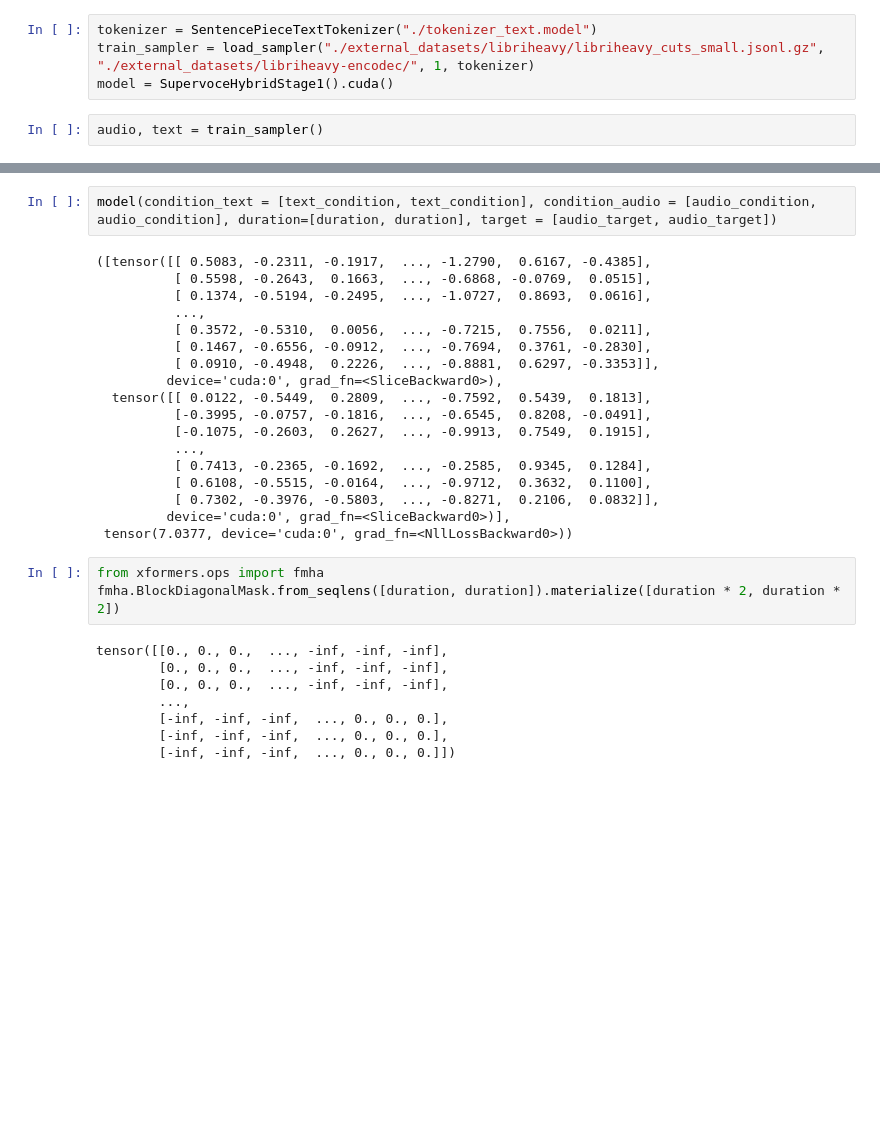
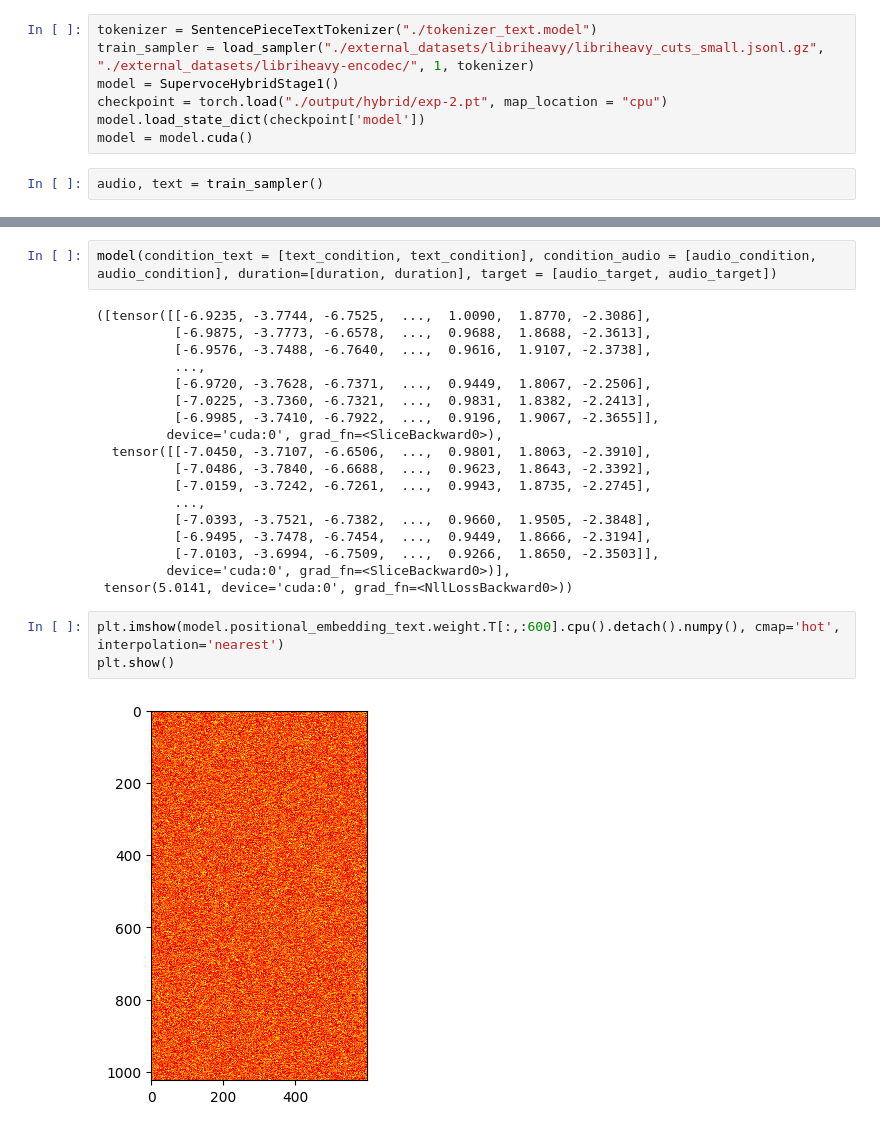
Before and after one commit to ex3ndr/supervoice-hybrid, a Jupyter notebook: welcome.ipynb, the cells around one changed output, grey strips where cells are left out. Cells and saved outputs as stored; diff of their text form; blank space fills up the shorter version.

```diff
--- a/welcome.ipynb
+++ b/welcome.ipynb
@@ -6,7 +7,10 @@ from train.dataset import load_sampler, create_async_loader
 # %%
 tokenizer = SentencePieceTextTokenizer("./tokenizer_text.model")
 train_sampler = load_sampler("./external_datasets/libriheavy/libriheavy_cuts_small.jsonl.gz", "./external_datasets/libriheavy-encodec/", 1, tokenizer)
-model = SupervoceHybridStage1().cuda()
+model = SupervoceHybridStage1()
+checkpoint = torch.load("./output/hybrid/exp-2.pt", map_location = "cpu")
+model.load_state_dict(checkpoint['model'])
+model = model.cuda()
 # %%
 audio, text = train_sampler()
 # %%
@@ -27,31 +31,25 @@ print(duration)
 # %%
 model(condition_text = [text_condition, text_condition], condition_audio = [audio_condition, audio_condition], duration=[duration, duration], target = [audio_target, audio_target])
 # %% [output]
-([tensor([[ 0.5083, -0.2311, -0.1917,  ..., -1.2790,  0.6167, -0.4385],
-          [ 0.5598, -0.2643,  0.1663,  ..., -0.6868, -0.0769,  0.0515],
-          [ 0.1374, -0.5194, -0.2495,  ..., -1.0727,  0.8693,  0.0616],
+([tensor([[-6.9235, -3.7744, -6.7525,  ...,  1.0090,  1.8770, -2.3086],
+          [-6.9875, -3.7773, -6.6578,  ...,  0.9688,  1.8688, -2.3613],
+          [-6.9576, -3.7488, -6.7640,  ...,  0.9616,  1.9107, -2.3738],
           ...,
-          [ 0.3572, -0.5310,  0.0056,  ..., -0.7215,  0.7556,  0.0211],
-          [ 0.1467, -0.6556, -0.0912,  ..., -0.7694,  0.3761, -0.2830],
-          [ 0.0910, -0.4948,  0.2226,  ..., -0.8881,  0.6297, -0.3353]],
+          [-6.9720, -3.7628, -6.7371,  ...,  0.9449,  1.8067, -2.2506],
+          [-7.0225, -3.7360, -6.7321,  ...,  0.9831,  1.8382, -2.2413],
+          [-6.9985, -3.7410, -6.7922,  ...,  0.9196,  1.9067, -2.3655]],
          device='cuda:0', grad_fn=<SliceBackward0>),
-  tensor([[ 0.0122, -0.5449,  0.2809,  ..., -0.7592,  0.5439,  0.1813],
-          [-0.3995, -0.0757, -0.1816,  ..., -0.6545,  0.8208, -0.0491],
-          [-0.1075, -0.2603,  0.2627,  ..., -0.9913,  0.7549,  0.1915],
+  tensor([[-7.0450, -3.7107, -6.6506,  ...,  0.9801,  1.8063, -2.3910],
+          [-7.0486, -3.7840, -6.6688,  ...,  0.9623,  1.8643, -2.3392],
+          [-7.0159, -3.7242, -6.7261,  ...,  0.9943,  1.8735, -2.2745],
           ...,
-          [ 0.7413, -0.2365, -0.1692,  ..., -0.2585,  0.9345,  0.1284],
-          [ 0.6108, -0.5515, -0.0164,  ..., -0.9712,  0.3632,  0.1100],
-          [ 0.7302, -0.3976, -0.5803,  ..., -0.8271,  0.2106,  0.0832]],
+          [-7.0393, -3.7521, -6.7382,  ...,  0.9660,  1.9505, -2.3848],
+          [-6.9495, -3.7478, -6.7454,  ...,  0.9449,  1.8666, -2.3194],
+          [-7.0103, -3.6994, -6.7509,  ...,  0.9266,  1.8650, -2.3503]],
          device='cuda:0', grad_fn=<SliceBackward0>)],
- tensor(7.0377, device='cuda:0', grad_fn=<NllLossBackward0>))
+ tensor(5.0141, device='cuda:0', grad_fn=<NllLossBackward0>))
 # %%
-from xformers.ops import fmha
-fmha.BlockDiagonalMask.from_seqlens([duration, duration]).materialize([duration * 2, duration * 2])
+plt.imshow(model.positional_embedding_text.weight.T[:,:600].cpu().detach().numpy(), cmap='hot', interpolation='nearest')
+plt.show()
 # %% [output]
-tensor([[0., 0., 0.,  ..., -inf, -inf, -inf],
-        [0., 0., 0.,  ..., -inf, -inf, -inf],
-        [0., 0., 0.,  ..., -inf, -inf, -inf],
-        ...,
-        [-inf, -inf, -inf,  ..., 0., 0., 0.],
-        [-inf, -inf, -inf,  ..., 0., 0., 0.],
-        [-inf, -inf, -inf,  ..., 0., 0., 0.]])
+[figure, added]
```
Also changed, not shown: parts of 2 cells of this notebook, 2 other files.
